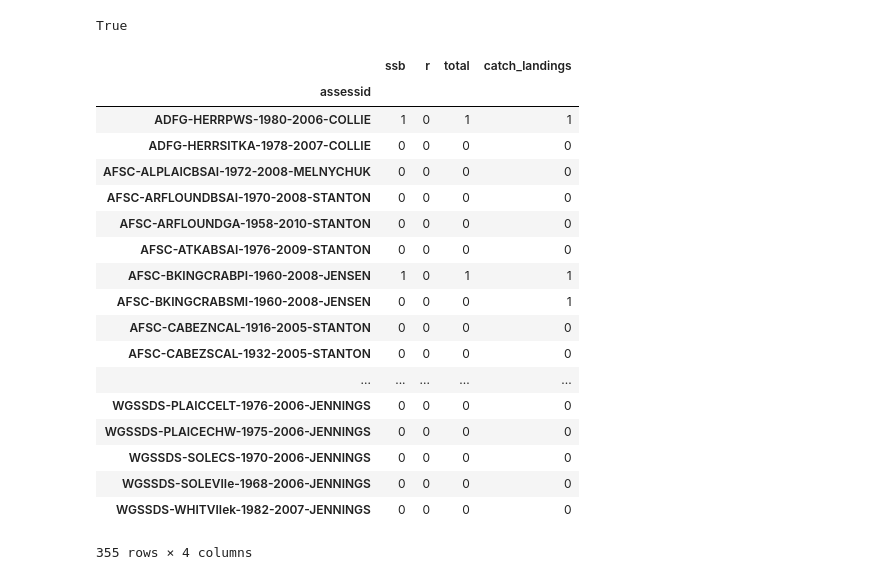
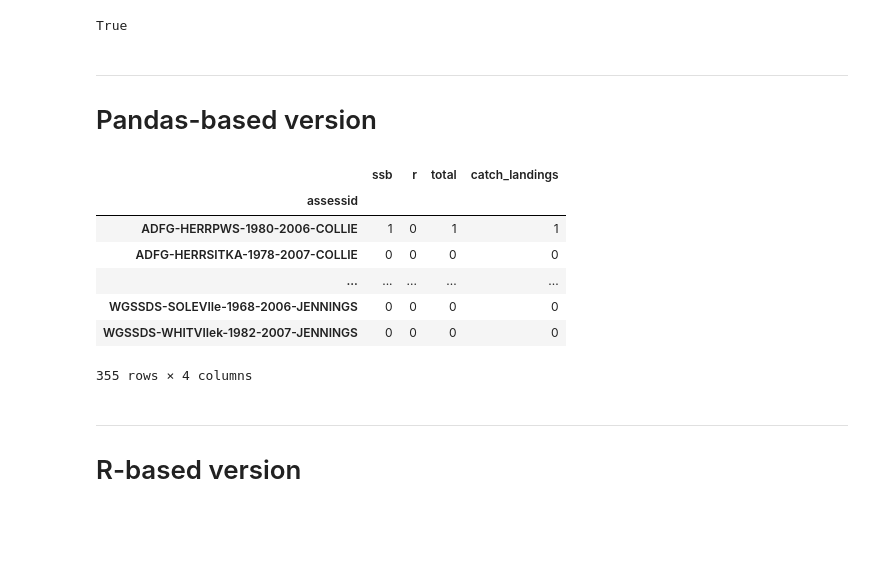
Before and after one commit to linbrian/espm-88b, a Jupyter notebook: modules/fish/fish.ipynb, the cells around one changed output. Drawn from its saved outputs; the diff is of its cells as text; code cells hidden in the pictures; blank space fills up the shorter version.

Commit message:
tidy up comparison between dplyr, Tables, and pandas

```diff
--- a/modules/fish/fish.ipynb
+++ b/modules/fish/fish.ipynb
@@ -4,7 +4,7 @@ import datascience as ds
 import numpy as np
 import matplotlib.pyplot as plots
 # %%
-values = temp = ds.Table.read_table("https://raw.githubusercontent.com/boettiger-lab/espm-88b/master/modules/fish/data/RAM-Legacy-DB/values.csv")
+values = ds.Table.read_table("https://raw.githubusercontent.com/boettiger-lab/espm-88b/master/modules/fish/data/RAM-Legacy-DB/values.csv")
 # %%
 def collapsed(an_array):
     col_max = np.nanmax(an_array)
@@ -33,29 +33,32 @@ x = values.select(["assessid", "ssb"]).where("assessid", "AFSC-BKINGCRABPI-1960-
 collapsed(x["ssb"])
 # %% [output]
 True
+# %% [markdown]
+----------------
+
+
+# Pandas-based version
+# %%
+import pandas as pd
+pd.set_option("display.max_rows", 5)
 # %%
-import pandas as pd
+
 values2 = pd.read_csv("https://raw.githubusercontent.com/boettiger-lab/espm-88b/master/modules/fish/data/RAM-Legacy-DB/values.csv")
+#values2 = pd.read_csv("values.csv")
+
 def collapsed(x):
+    # Note pandas requires `iloc` to pick by position, otherwise aggregate will be angry about index missing
     return x.iloc[-1] < 0.1 * np.max(x)
-values2[['assessid', 'ssb', 'r', 'total', 'catch_landings']].groupby('assessid').aggregate(collapsed)
+
+df_pandas = values2[['assessid', 'ssb', 'r', 'total', 'catch_landings']].groupby('assessid').aggregate(collapsed)
+
+df_pandas
 # %% [output]
 |  | ssb | r | total | catch_landings |
 | assessid |  |  |  |  |
 | ADFG-HERRPWS-1980-2006-COLLIE | 1 | 0 | 1 | 1 |
 | ADFG-HERRSITKA-1978-2007-COLLIE | 0 | 0 | 0 | 0 |
-| AFSC-ALPLAICBSAI-1972-2008-MELNYCHUK | 0 | 0 | 0 | 0 |
-| AFSC-ARFLOUNDBSAI-1970-2008-STANTON | 0 | 0 | 0 | 0 |
-| AFSC-ARFLOUNDGA-1958-2010-STANTON | 0 | 0 | 0 | 0 |
-| AFSC-ATKABSAI-1976-2009-STANTON | 0 | 0 | 0 | 0 |
-| AFSC-BKINGCRABPI-1960-2008-JENSEN | 1 | 0 | 1 | 1 |
-| AFSC-BKINGCRABSMI-1960-2008-JENSEN | 0 | 0 | 0 | 1 |
-| AFSC-CABEZNCAL-1916-2005-STANTON | 0 | 0 | 0 | 0 |
-| AFSC-CABEZSCAL-1932-2005-STANTON | 0 | 0 | 0 | 0 |
 | ... | ... | ... | ... | ... |
-| WGSSDS-PLAICCELT-1976-2006-JENNINGS | 0 | 0 | 0 | 0 |
-| WGSSDS-PLAICECHW-1975-2006-JENNINGS | 0 | 0 | 0 | 0 |
-| WGSSDS-SOLECS-1970-2006-JENNINGS | 0 | 0 | 0 | 0 |
 | WGSSDS-SOLEVIIe-1968-2006-JENNINGS | 0 | 0 | 0 | 0 |
 | WGSSDS-WHITVIIek-1982-2007-JENNINGS | 0 | 0 | 0 | 0 |
 355 rows × 4 columns
@@ -65,0 +65,4 @@ values2[['assessid', 'ssb', 'r', 'total', 'catch_landings']].groupby('assessid')
+# %% [markdown]
+-----------------------
+
+# R-based version
```
Also changed, not shown: parts of 13 cells of this notebook.
